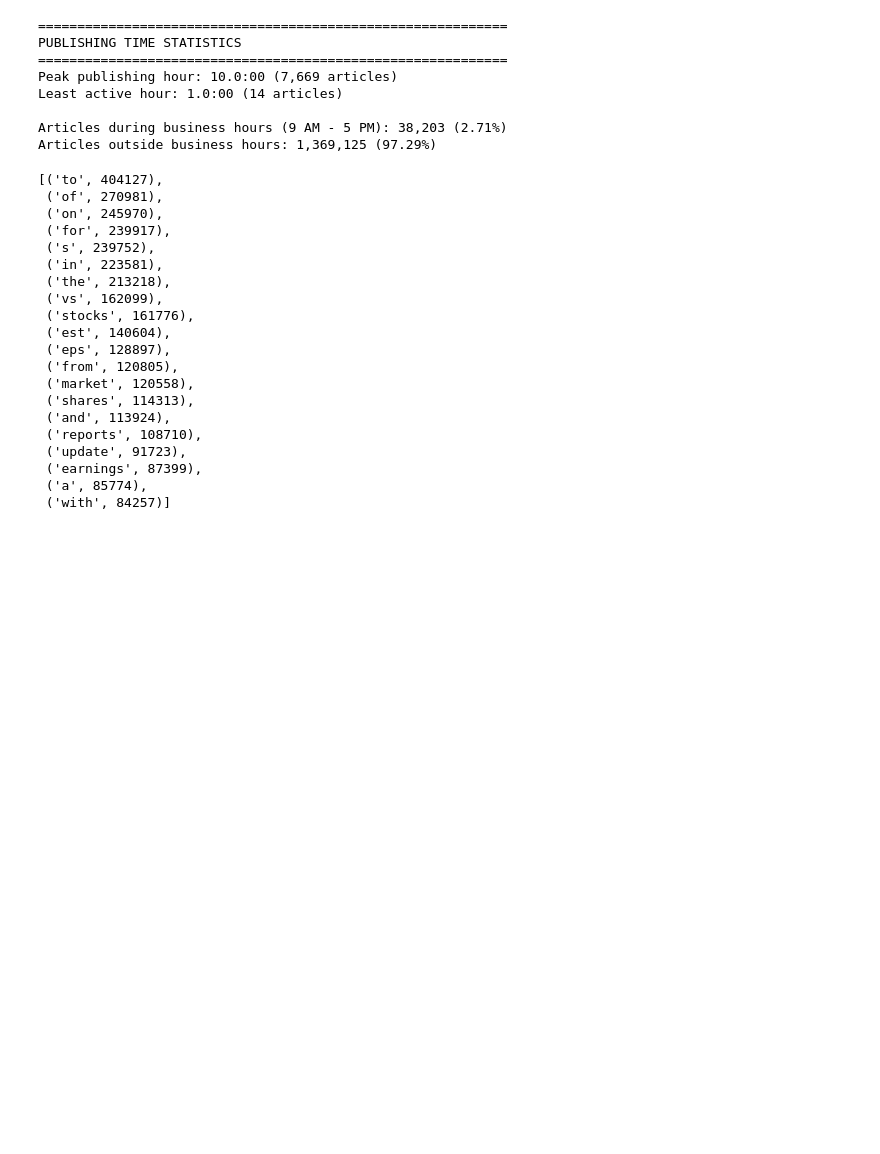
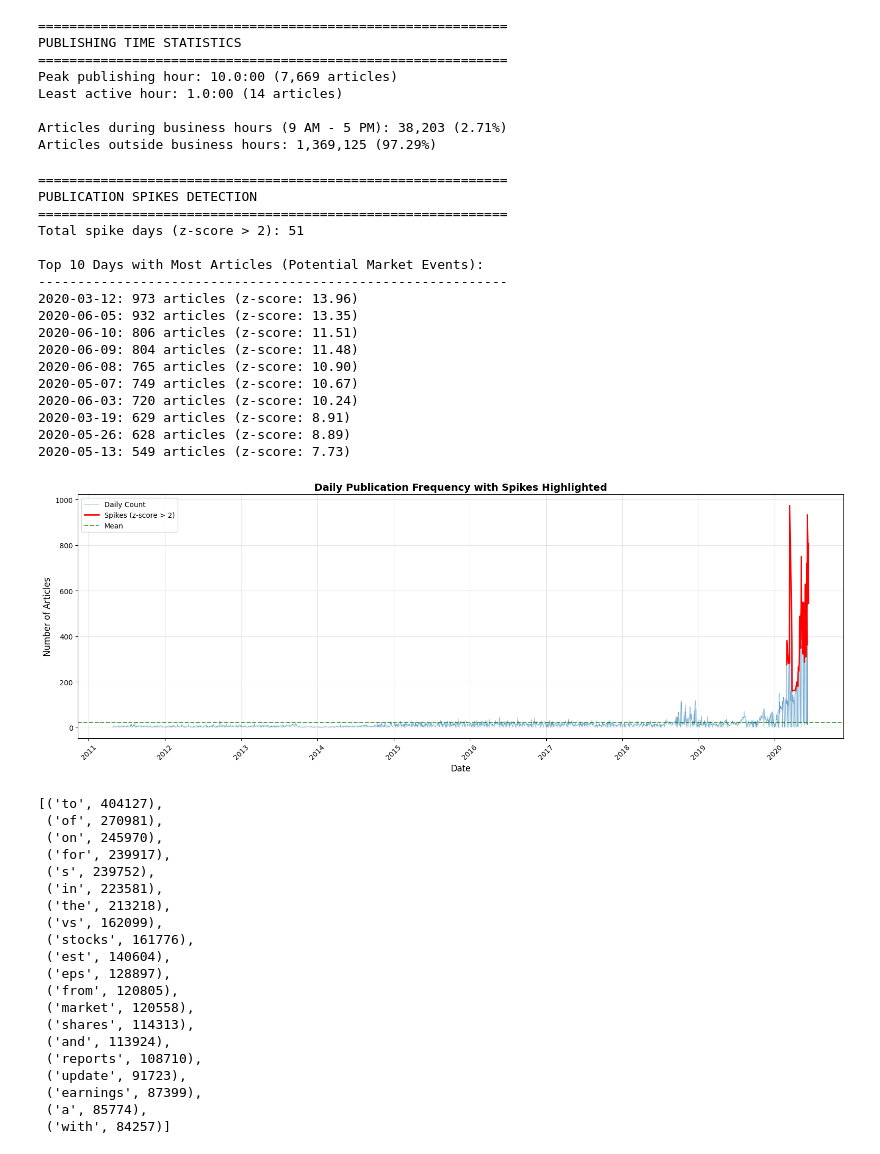
Before and after one commit to Zufan-Hadgu/Financial-news-dataset-analysis, a Jupyter notebook: notebooks/row_anlysis_eda.ipynb, the cells around one changed output. Drawn from its saved outputs; the diff is of its cells as text; code cells hidden in the pictures; blank space fills up the shorter version.

Commit message:
added spike detection

```diff
--- a/notebooks/row_anlysis_eda.ipynb
+++ b/notebooks/row_anlysis_eda.ipynb
@@ -299,6 +299,60 @@ Least active hour: 1.0:00 (14 articles)
 
 Articles during business hours (9 AM - 5 PM): 38,203 (2.71%)
 Articles outside business hours: 1,369,125 (97.29%)
+# %%
+# 6. Identify Spikes and Anomalies (Days with Unusually High Publication Counts)
+from scipy import stats
+
+# Calculate z-scores to find outliers
+
+z_scores = stats.zscore(daily_counts)
+spike_threshold = 2  # Articles with z-score > 2 are considered spikes
+spikes = daily_counts[z_scores > spike_threshold]
+
+print("=" * 60)
+print("PUBLICATION SPIKES DETECTION")
+print("=" * 60)
+print(f"Total spike days (z-score > {spike_threshold}): {len(spikes)}")
+print(f"\nTop 10 Days with Most Articles (Potential Market Events):")
+print("-" * 60)
+top_spikes = daily_counts.sort_values(ascending=False).head(10)
+for date, count in top_spikes.items():
+    z_score = z_scores[daily_counts.index == date][0]
+    print(f"{date}: {count:,} articles (z-score: {z_score:.2f})")
+
+# Visualize spikes
+plt.figure(figsize=(16, 6))
+daily_counts.plot(kind='line', linewidth=0.5, alpha=0.7, label='Daily Count')
+if len(spikes) > 0:
+    spikes.plot(kind='line', linewidth=2, color='red', label=f'Spikes (z-score > {spike_threshold})')
+plt.axhline(y=daily_counts.mean(), color='green', linestyle='--', label='Mean', alpha=0.7)
+plt.title('Daily Publication Frequency with Spikes Highlighted', fontsize=14, fontweight='bold')
+plt.xlabel('Date', fontsize=12)
+plt.ylabel('Number of Articles', fontsize=12)
+plt.legend()
+plt.xticks(rotation=45)
+plt.grid(True, alpha=0.3)
+plt.tight_layout()
+plt.show()
+# %% [output]
+============================================================
+PUBLICATION SPIKES DETECTION
+============================================================
+Total spike days (z-score > 2): 51
+
+Top 10 Days with Most Articles (Potential Market Events):
+------------------------------------------------------------
+2020-03-12: 973 articles (z-score: 13.96)
+2020-06-05: 932 articles (z-score: 13.35)
+2020-06-10: 806 articles (z-score: 11.51)
+2020-06-09: 804 articles (z-score: 11.48)
+2020-06-08: 765 articles (z-score: 10.90)
+2020-05-07: 749 articles (z-score: 10.67)
+2020-06-03: 720 articles (z-score: 10.24)
+2020-03-19: 629 articles (z-score: 8.91)
+2020-05-26: 628 articles (z-score: 8.89)
+2020-05-13: 549 articles (z-score: 7.73)
+[figure, added]
 # %%
 from collections import Counter
 import re
```
Also changed, not shown: parts of 2 cells of this notebook.
